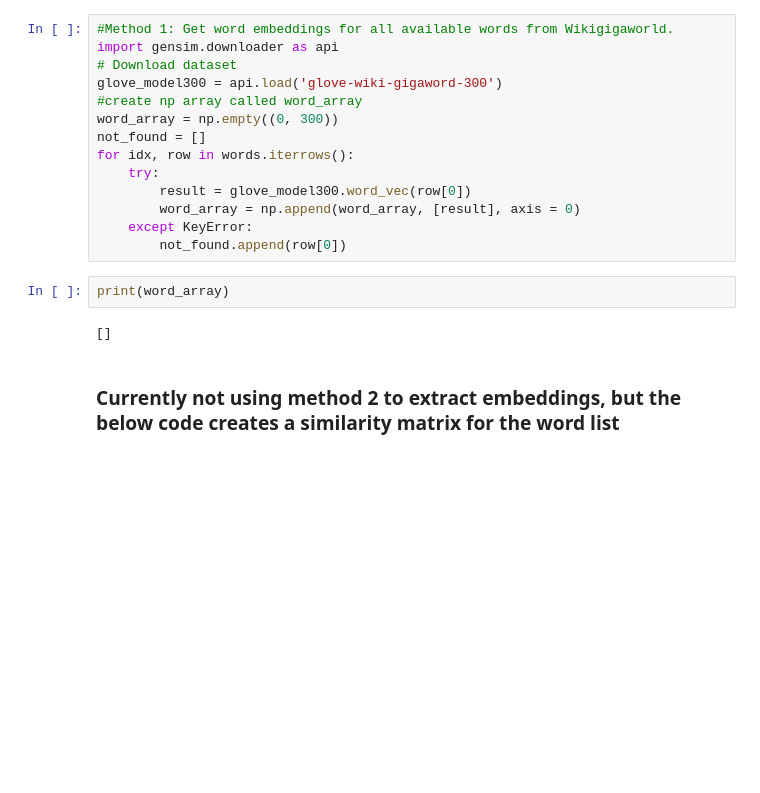
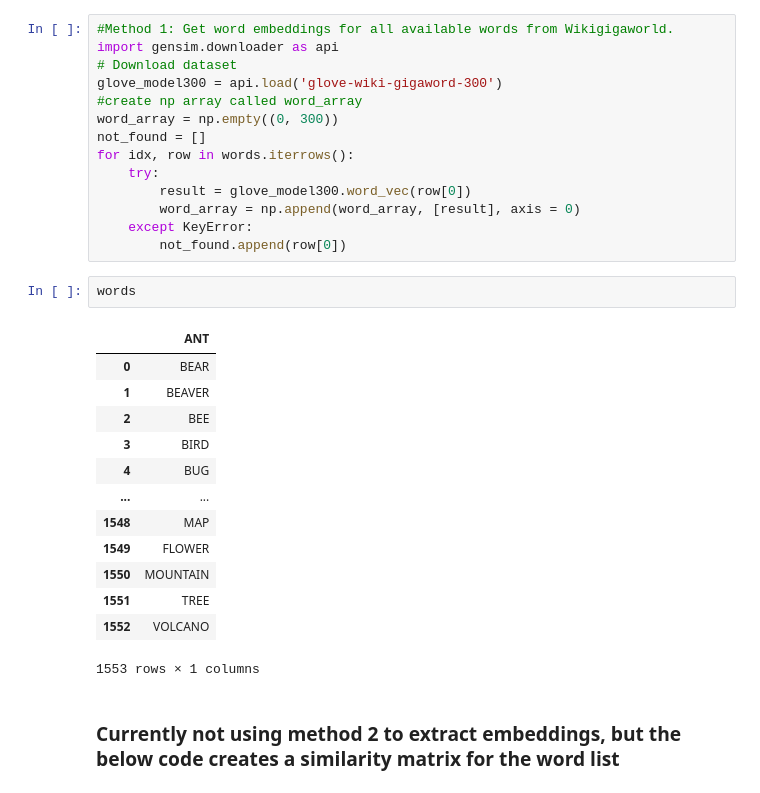
Before and after one commit to AlexSwiderski/ANN-modeling-of-word-production-in-aphasia, a Jupyter notebook: Feed forward word prod ANN/ANN with numpy.ipynb, the cells around one changed output. Saved outputs shown, nothing was run; the diff lists cells and outputs as text; blank space fills up the shorter version.

```diff
--- a/Feed forward word prod ANN/ANN with numpy.ipynb
+++ b/Feed forward word prod ANN/ANN with numpy.ipynb
@@ -51,10 +51,22 @@ for idx, row in words.iterrows():
         word_array = np.append(word_array, [result], axis = 0)
     except KeyError:
         not_found.append(row[0])
-# %%
-print(word_array)
-# %% [output]
-[]
+# %%
+words
+# %% [output]
+|  | ANT |
+| 0 | BEAR |
+| 1 | BEAVER |
+| 2 | BEE |
+| 3 | BIRD |
+| 4 | BUG |
+| ... | ... |
+| 1548 | MAP |
+| 1549 | FLOWER |
+| 1550 | MOUNTAIN |
+| 1551 | TREE |
+| 1552 | VOLCANO |
+1553 rows × 1 columns
 # %% [markdown]
 ### Currently not using method 2 to extract embeddings, but the below code creates a similarity matrix for the word list
 # %%
```
Also changed, not shown: parts of 16 cells of this notebook.
